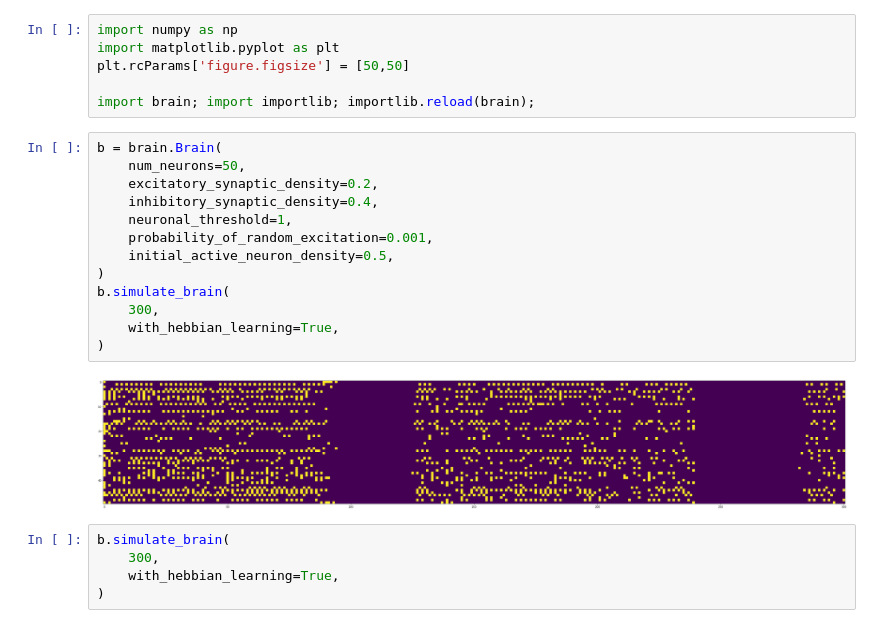
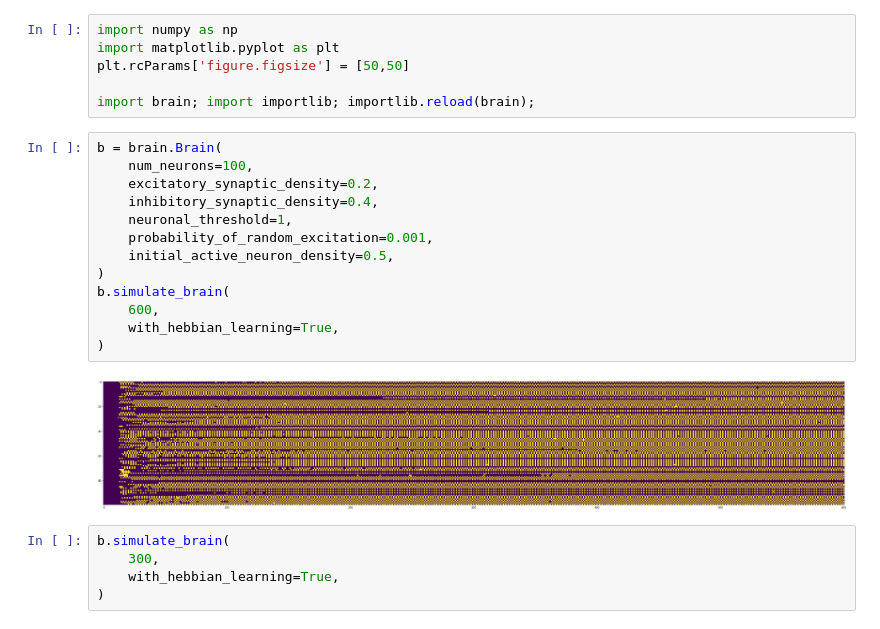
Before and after one commit to JnBrymn/build-a-brain, a Jupyter notebook: playground.ipynb, the cells around one changed output. Drawn from its saved outputs; the diff is of its cells as text.

```diff
--- a/playground.ipynb
+++ b/playground.ipynb
@@ -14,19 +14,19 @@ plt.rcParams['figure.figsize'] = [50,50]
 import brain; import importlib; importlib.reload(brain);
 # %%
 b = brain.Brain(
-    num_neurons=50,
+    num_neurons=100,
     excitatory_synaptic_density=0.2,
     inhibitory_synaptic_density=0.4,
     neuronal_threshold=1,
     probability_of_random_excitation=0.001,
     initial_active_neuron_density=0.5,
 )
 b.simulate_brain(
-    300,
+    600,
     with_hebbian_learning=True,
 )
 # %% [output]
-[figure, old version]
+[figure, new version]
 # %%
 b.simulate_brain(
     300,
```
Also changed, not shown: parts of 8 cells of this notebook, 4 other files.
